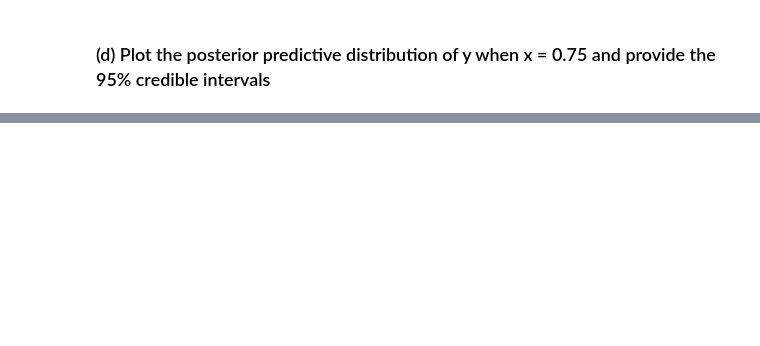
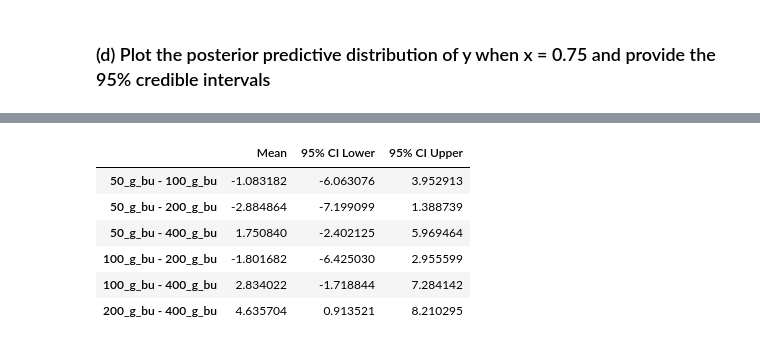
Before and after one commit to Amehroke/GaTech_BayesianStats, a Jupyter notebook: Hw /Hw5.ipynb, the cells around one changed output, grey strips where cells are left out. Drawn from its saved outputs; the diff is of its cells as text; code cells hidden in the pictures; blank space fills up the shorter version.

```diff
--- a/Hw /Hw5.ipynb
+++ b/Hw /Hw5.ipynb
@@ -110,0 +195,75 @@ print(y_mean, y_hdi)
+# %%
+# Bayesian One-Way ANOVA with separate variances for each treatment group
+with pm.Model() as model_varying_sigma:
+    overall_mean = pm.Normal("overall_mean", mu=0, sigma=10)
+    treatment_effects_raw = pm.Normal("treatment_effects_raw", mu=0, sigma=10, shape=4)
+
+    # Sum-to-zero constraint
+    centered_treatment_effects = treatment_effects_raw - treatment_effects_raw.mean()
+
+    # Separate standard deviations for each group
+    sigma_i = pm.HalfNormal("sigma_i", sigma=10, shape=4)
+
+    # Mean response per group
+    mu = overall_mean + centered_treatment_effects[treatments]
+
+    # Likelihood with separate sigmas
+    y_obs = pm.Normal("y_obs", mu=mu, sigma=sigma_i[treatments], observed=heights)
+
+    # Sample posterior
+    trace_varying_sigma = pm.sample(2000, tune=1000, target_accept=0.95, return_inferencedata=True)
+
+# Compute new pairwise differences of treatment effects
+diffs_varying_sigma = {
+    f"{data.columns[i]} - {data.columns[j]}": trace_varying_sigma.posterior["treatment_effects_raw"][:, :, i] - trace_varying_sigma.posterior["treatment_effects_raw"][:, :, j]
+    for i in range(4) for j in range(i+1, 4)
+}
+
+# Compute 95% credible intervals for new pairwise differences
+diff_summary_varying_sigma = {
+    k: [np.mean(v.values), np.percentile(v.values, 2.5), np.percentile(v.values, 97.5)] for k, v in diffs_varying_sigma.items()
+}
+
+# Convert to DataFrame and display
+diff_df_varying_sigma = pd.DataFrame.from_dict(diff_summary_varying_sigma, orient="index", columns=["Mean", "95% CI Lower", "95% CI Upper"])
+
+print("Pairwise Treatment Differences with Varying Sigmas")
+display(diff_df_varying_sigma)
+
+# Compute the contrast μ1 − μ2 − μ3 + μ4 with separate variances
+contrast_varying_sigma = (
+    trace_varying_sigma.posterior["treatment_effects_raw"][:, :, 0]  # μ1 (50 g/bu)
+    - trace_varying_sigma.posterior["treatment_effects_raw"][:, :, 1]  # μ2 (100 g/bu)
+    - trace_varying_sigma.posterior["treatment_effects_raw"][:, :, 2]  # μ3 (200 g/bu)
+    + trace_varying_sigma.posterior["treatment_effects_raw"][:, :, 3]  # μ4 (400 g/bu)
+)
+
+# Compute 95% credible interval for the contrast
+contrast_varying_sigma_mean = np.mean(contrast_varying_sigma.values)
+contrast_varying_sigma_ci_lower = np.percentile(contrast_varying_sigma.values, 2.5)
+contrast_varying_sigma_ci_upper = np.percentile(contrast_varying_sigma.values, 97.5)
+
+# Convert to DataFrame and display
+contrast_df_varying_sigma = pd.DataFrame(
+    {"Mean": [contrast_varying_sigma_mean], "95% CI Lower": [contrast_varying_sigma_ci_lower], "95% CI Upper": [contrast_varying_sigma_ci_upper]}
+)
+print("95% Credible Set for Contrast (μ1 − μ2 − μ3 + μ4) with Varying Sigmas")
+display(contrast_df_varying_sigma)
+
+# Compute pairwise differences between sigma_i values to check significance
+sigma_diffs = {
+    f"σ{i+1} - σ{j+1}": trace_varying_sigma.posterior["sigma_i"][:, :, i] - trace_varying_sigma.posterior["sigma_i"][:, :, j]
+    for i in range(4) for j in range(i+1, 4)
+}
+
+# Compute 95% credible intervals for sigma differences
+sigma_diff_summary = {
+    k: [np.mean(v.values), np.percentile(v.values, 2.5), np.percentile(v.values, 97.5)] for k, v in sigma_diffs.items()
+}
+
+# Convert to DataFrame and display
+sigma_diff_df = pd.DataFrame.from_dict(sigma_diff_summary, orient="index", columns=["Mean", "95% CI Lower", "95% CI Upper"])
+
+print("Pairwise Differences of Group Standard Deviations (σi)")
+display(sigma_diff_df)
+# %% [output]
@@ -110,0 +277,7 @@ print(y_mean, y_hdi)
+|  | Mean | 95% CI Lower | 95% CI Upper |
+| 50_g_bu - 100_g_bu | -1.083182 | -6.063076 | 3.952913 |
+| 50_g_bu - 200_g_bu | -2.884864 | -7.199099 | 1.388739 |
+| 50_g_bu - 400_g_bu | 1.750840 | -2.402125 | 5.969464 |
+| 100_g_bu - 200_g_bu | -1.801682 | -6.425030 | 2.955599 |
+| 100_g_bu - 400_g_bu | 2.834022 | -1.718844 | 7.284142 |
+| 200_g_bu - 400_g_bu | 4.635704 | 0.913521 | 8.210295 |
```
Also changed, not shown: parts of 27 cells of this notebook, 5 other files.
